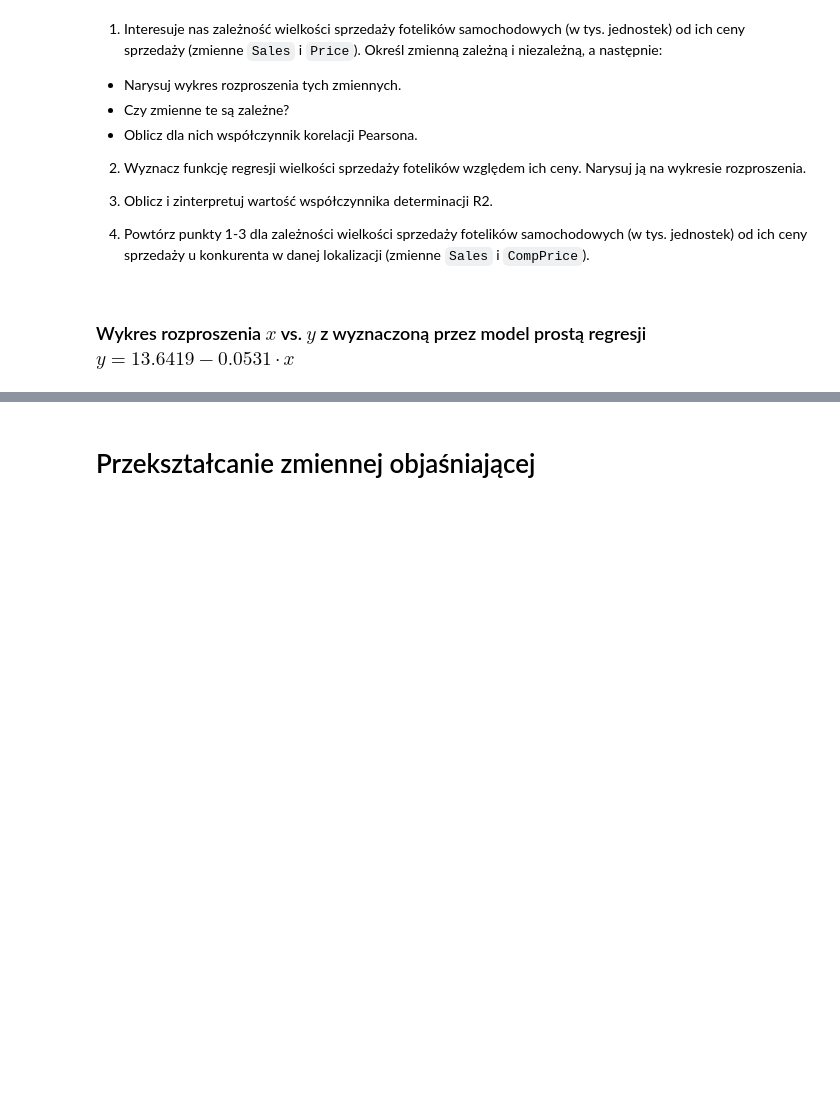
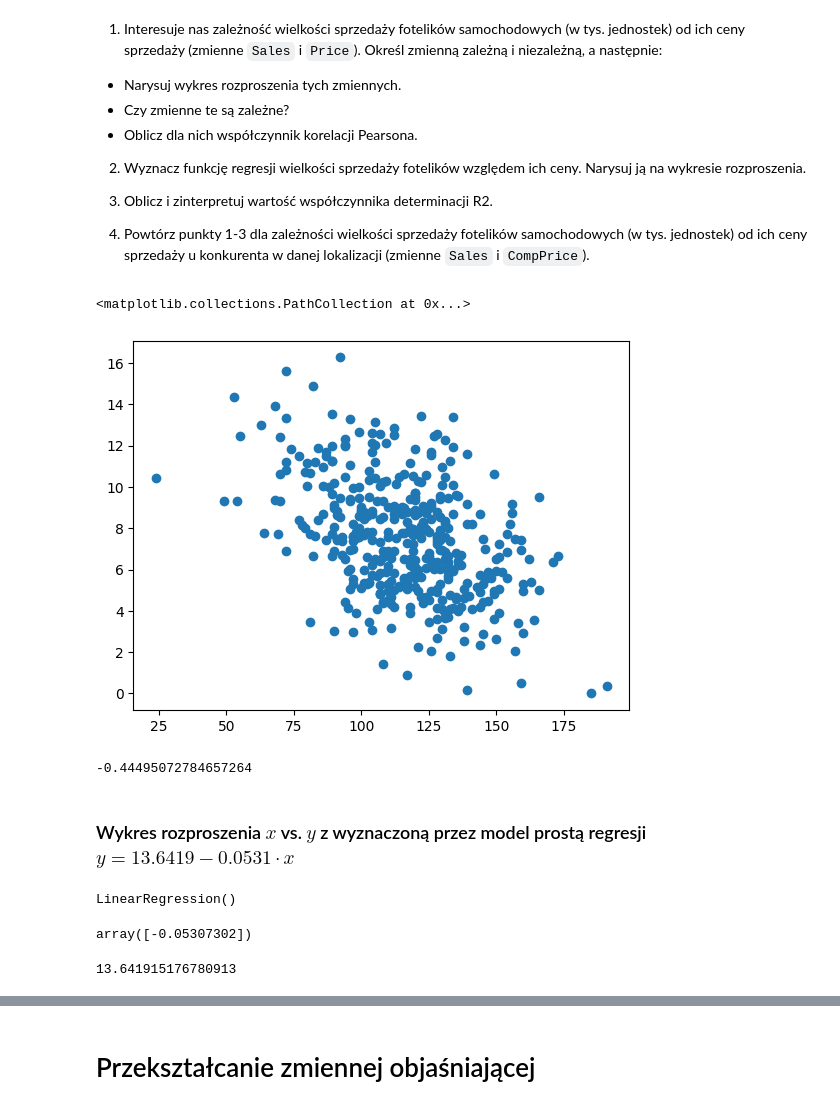
Before and after one commit to krzpiszcz/ds14092024regression, a Jupyter notebook: 03_regresja/01_regresja_jednej_zmiennej.ipynb, the cells around one changed output, grey strips where cells are left out. Saved outputs shown, nothing was run; the diff lists cells and outputs as text; code cells hidden in the pictures; blank space fills up the shorter version.

```diff
--- a/03_regresja/01_regresja_jednej_zmiennej.ipynb
+++ b/03_regresja/01_regresja_jednej_zmiennej.ipynb
@@ -52,4 +70,4 @@ $$b_1 = \overline{y} - b_1\overline{x}$$
 # %%
-# #pobieranie plików z statsmodels
-# cancer = sm.datasets.cancer.load_pandas()
+#pobieranie plików z statsmodels
+cancer = sm.datasets.cancer.load_pandas()
 # %%
@@ -61,5 +97,5 @@ $$b_1 = \overline{y} - b_1\overline{x}$$
 # %%
 # Pobieranie zbiorow danych z R
 # %%
-#carseats = sm.datasets.get_rdataset(dataname="Carseats", package="ISLR", cache=True)
+carseats = sm.datasets.get_rdataset(dataname="Carseats", package="ISLR", cache=True)
 # %%
@@ -104,18 +158,23 @@ Wczytaj zbiór `Carseats`, który zawierają dane o sprzedaży fotelików samoch
 
 4. Powtórz punkty 1-3 dla zależności wielkości sprzedaży fotelików samochodowych (w tys. jednostek) od ich ceny sprzedaży u konkurenta w danej lokalizacji (zmienne `Sales` i `CompPrice`).
 # %%
-# carseats_df = carseats.data
+carseats_df = carseats.data
 # %%
-# #zmienna objaśniająca i objaśniana
-# X, y = carseats_df.iloc[:, carseats_df.columns != 'Sales'], carseats_df['Sales']
+#zmienna objaśniająca i objaśniana
+X, y = carseats_df.iloc[:, carseats_df.columns != 'Sales'], carseats_df['Sales']
 # %%
-# #1
-# #Zależna Sales, niezależna Price
-# x = X['Price']
-# plt.scatter(x,y)
+#1
+#Zależna Sales, niezależna Price
+x = X['Price']
+plt.scatter(x,y)
+# %% [output]
+<matplotlib.collections.PathCollection at 0x...>
+[figure, added]
 # %%
 #korelacja pearsonowska
-#np.corrcoef(x,y)[0,1]
+np.corrcoef(x,y)[0,1]
+# %% [output]
+-0.44495072784657264
 # %% [markdown]
 ### Wykres rozproszenia $x$ vs. $y$ z wyznaczoną przez model prostą regresji $y=13.6419 - 0.0531 \cdot x$
 # %%
@@ -124,12 +183,18 @@ Wczytaj zbiór `Carseats`, który zawierają dane o sprzedaży fotelików samoch
 # %%
-# #definicja modelu liniowego
-# lm1 = LinearRegression()
-# #funkcja fit ma za zadanie dopasowywać model do odpowiednich danych
-# lm1.fit(X = x1, y = y)
+#definicja modelu liniowego
+lm1 = LinearRegression()
+#funkcja fit ma za zadanie dopasowywać model do odpowiednich danych
+lm1.fit(X = x1, y = y)
+# %% [output]
+LinearRegression()
 # %%
-# #współczynniki modelu liniowego (bez wyrazu wolnego)
-# lm1.coef_
+#współczynniki modelu liniowego (bez wyrazu wolnego)
+lm1.coef_
+# %% [output]
+array([-0.05307302])
 # %%
-# #wyraz wolny
-# lm1.intercept_
+#wyraz wolny
+lm1.intercept_
+# %% [output]
+13.641915176780913
 # %%
```
Also changed, not shown: parts of 54 cells of this notebook, 5 other files.
